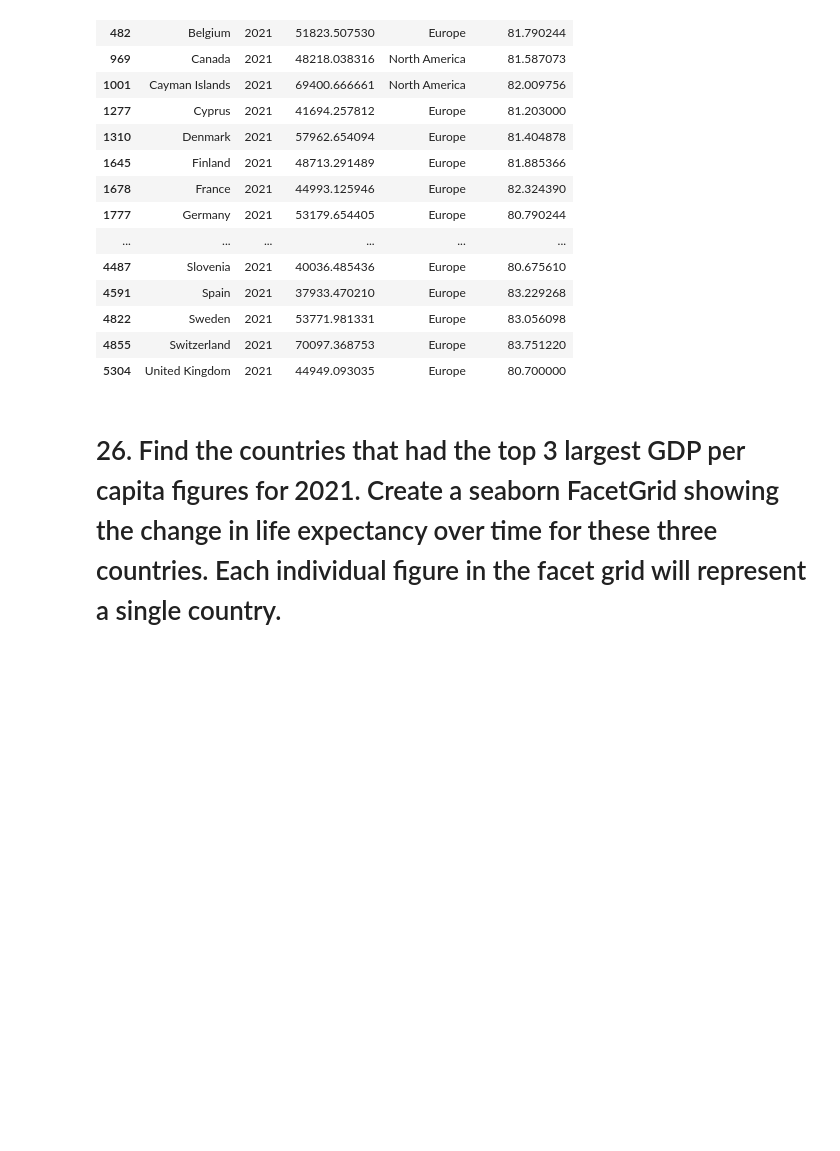
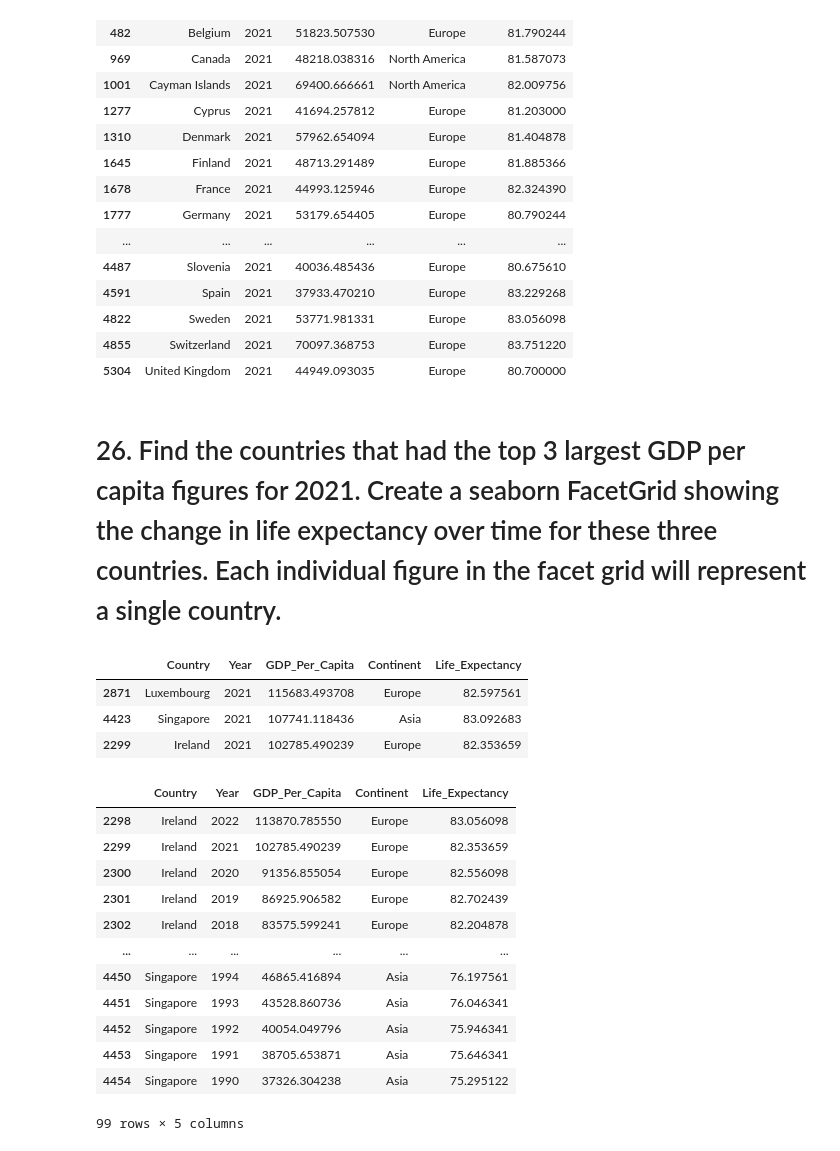
Before and after one commit to nss-data-science-cohort-8/un-exploration-catdgomez, a Jupyter notebook: notebooks/UN_Data_Exploration.ipynb, the cells around one changed output. Cells and saved outputs as stored; diff of their text form; code cells hidden in the pictures; blank space fills up the shorter version.

```diff
--- a/notebooks/UN_Data_Exploration.ipynb
+++ b/notebooks/UN_Data_Exploration.ipynb
@@ -993,3 +993,11 @@ gdp_le_2021.loc[gdp_le_2021['Life_Expectancy'] >= 80,:]
 | 5304 | United Kingdom | 2021 | 44949.093035 | Europe | 80.700000 |
 # %% [markdown]
 # 26. Find the countries that had the top 3 largest GDP per capita figures for 2021. Create a seaborn FacetGrid showing the change in life expectancy over time for these three countries. Each individual figure in the facet grid will represent a single country.
+# %%
+GFG = gdp_le_2021.nlargest(3, 'GDP_Per_Capita')
+GFG
+# %% [output]
+|  | Country | Year | GDP_Per_Capita | Continent | Life_Expectancy |
+| 2871 | Luxembourg | 2021 | 115683.493708 | Europe | 82.597561 |
+| 4423 | Singapore | 2021 | 107741.118436 | Asia | 83.092683 |
+| 2299 | Ireland | 2021 | 102785.490239 | Europe | 82.353659 |
@@ -995,0 +1006,17 @@ gdp_le_2021.loc[gdp_le_2021['Life_Expectancy'] >= 80,:]
+# %%
+gdp_le_IR_LX_SP = gdp_le[gdp_le['Country'].isin(top_three_life_expectancy_2021)]
+gdp_le_IR_LX_SP
+# %% [output]
+|  | Country | Year | GDP_Per_Capita | Continent | Life_Expectancy |
+| 2298 | Ireland | 2022 | 113870.785550 | Europe | 83.056098 |
+| 2299 | Ireland | 2021 | 102785.490239 | Europe | 82.353659 |
+| 2300 | Ireland | 2020 | 91356.855054 | Europe | 82.556098 |
+| 2301 | Ireland | 2019 | 86925.906582 | Europe | 82.702439 |
+| 2302 | Ireland | 2018 | 83575.599241 | Europe | 82.204878 |
+| ... | ... | ... | ... | ... | ... |
+| 4450 | Singapore | 1994 | 46865.416894 | Asia | 76.197561 |
+| 4451 | Singapore | 1993 | 43528.860736 | Asia | 76.046341 |
+| 4452 | Singapore | 1992 | 40054.049796 | Asia | 75.946341 |
+| 4453 | Singapore | 1991 | 38705.653871 | Asia | 75.646341 |
+| 4454 | Singapore | 1990 | 37326.304238 | Asia | 75.295122 |
+99 rows × 5 columns
```
Also changed, not shown: parts of 2 cells of this notebook.
